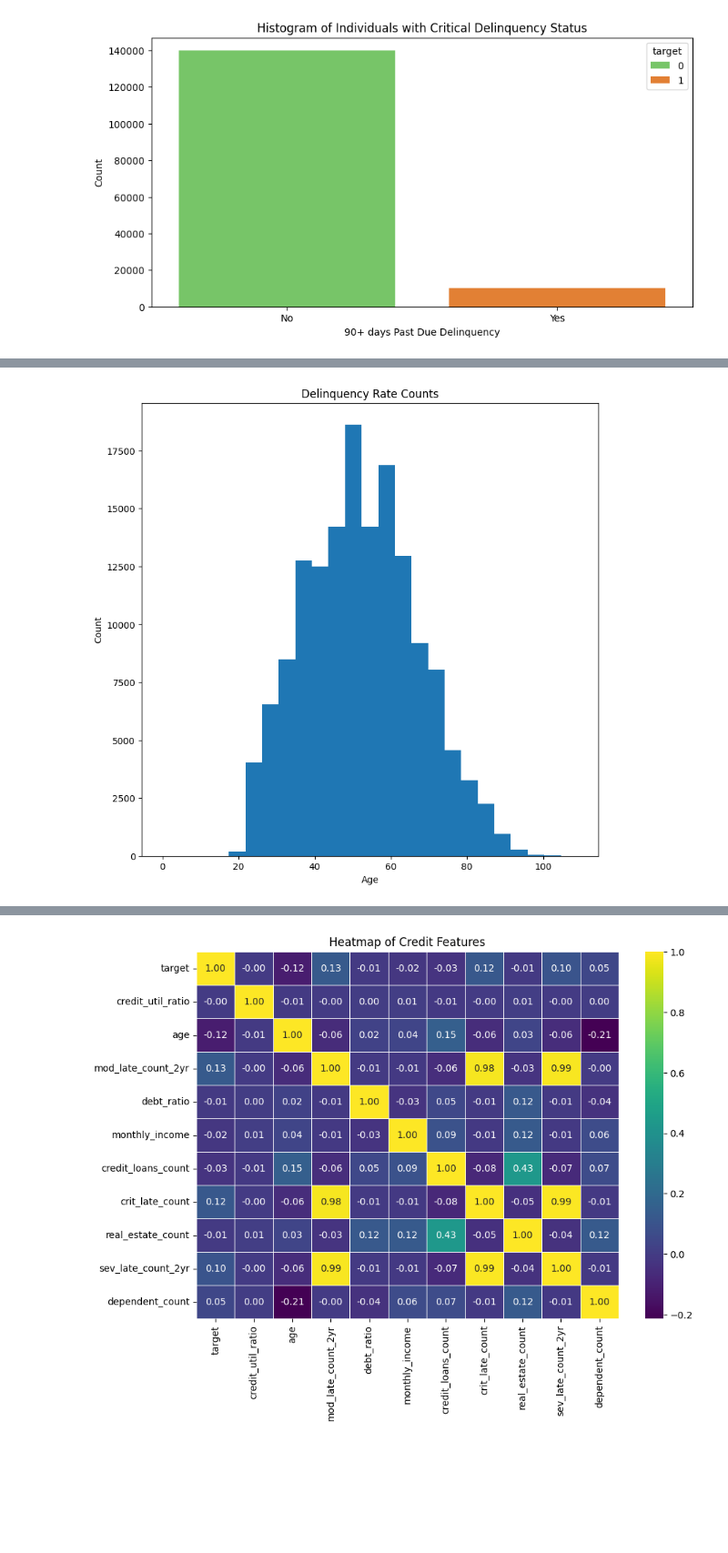
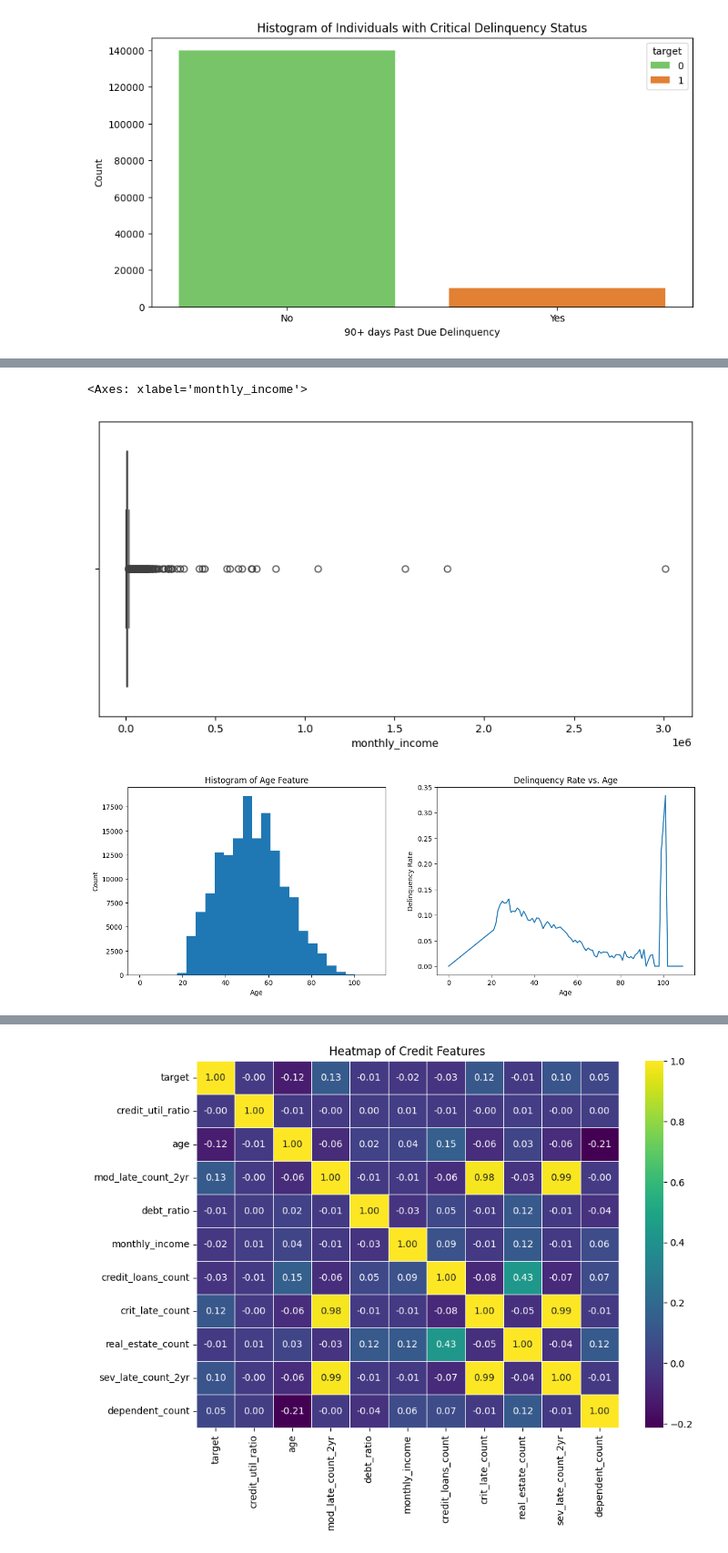
Before and after one commit to nb488/Credit-Risk-Prediction-Project, a Jupyter notebook: main.ipynb, the cells around one changed output, grey strips where cells are left out. Shown at 91% size. Drawn from its saved outputs; the diff is of its cells as text; code cells hidden in the pictures; blank space fills up the shorter version.

```diff
--- a/main.ipynb
+++ b/main.ipynb
@@ -186,10 +188,25 @@ plt.show()
+# %%
+plt.figure(figsize = (10,5))
+sns.boxplot(x = credit_traindf["monthly_income"])
+# %% [output]
+<Axes: xlabel='monthly_income'>
+[figure, added]
 # %%
-plt.figure(figsize = (9,9))
-plt.hist(credit_traindf["age"], bins =25)
-plt.xlabel("Age")
-plt.ylabel("Count")
-plt.title("Delinquency Rate Counts")
+fig, ax = plt.subplots(1,2, figsize = (15,5))
+
+ax[0].hist(credit_traindf["age"], bins =25)
+ax[0].set_xlabel("Age")
+ax[0].set_ylabel("Count")
+ax[0].set_title("Histogram of Age Feature")
+
+age_target_rate = credit_traindf.groupby("age")["target"].mean() #!!!!
+
+ax[1].plot(age_target_rate.index, age_target_rate.values)
+ax[1].set_xlabel("Age")
+ax[1].set_ylabel("Delinquency Rate")
+ax[1].set_title("Delinquency Rate vs. Age")
+
+
 plt.show()
-plt.show()
 # %% [output]
-[figure, old version]
+[figure, new version]
```
Also changed, not shown: parts of 64 cells of this notebook.
